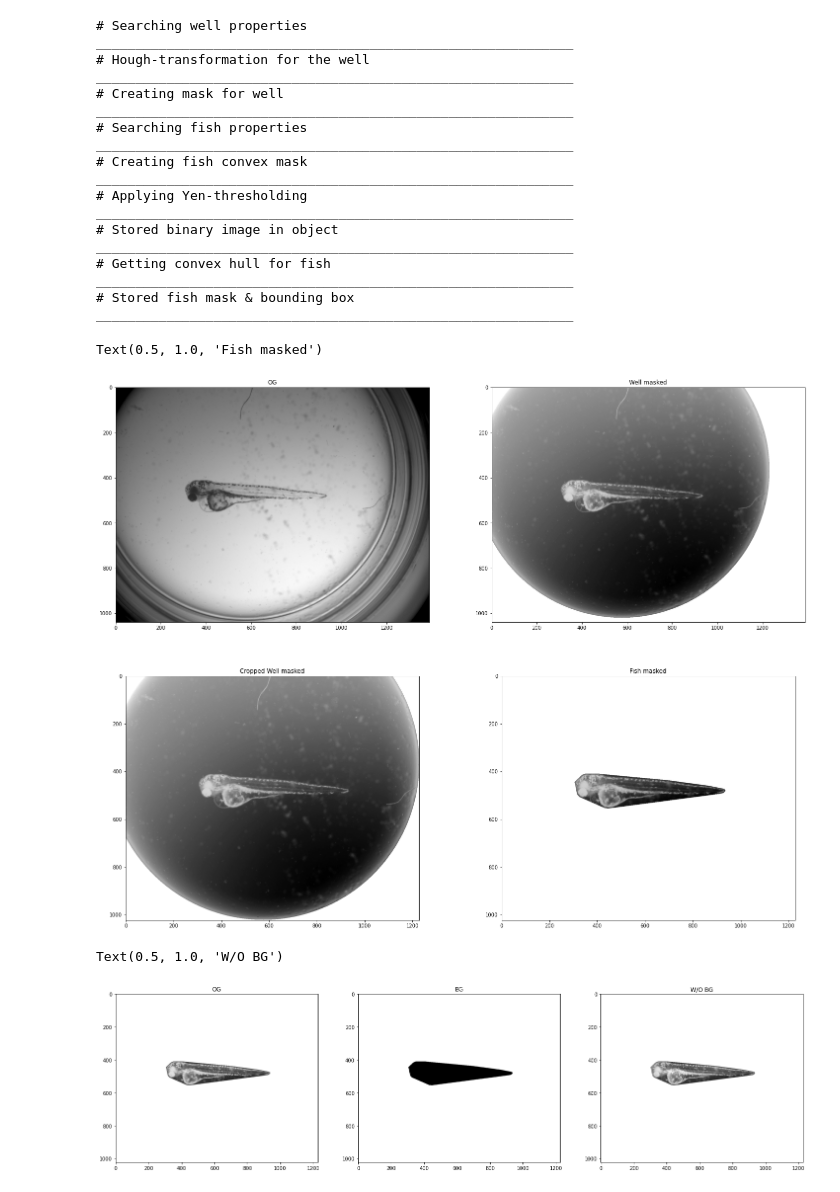
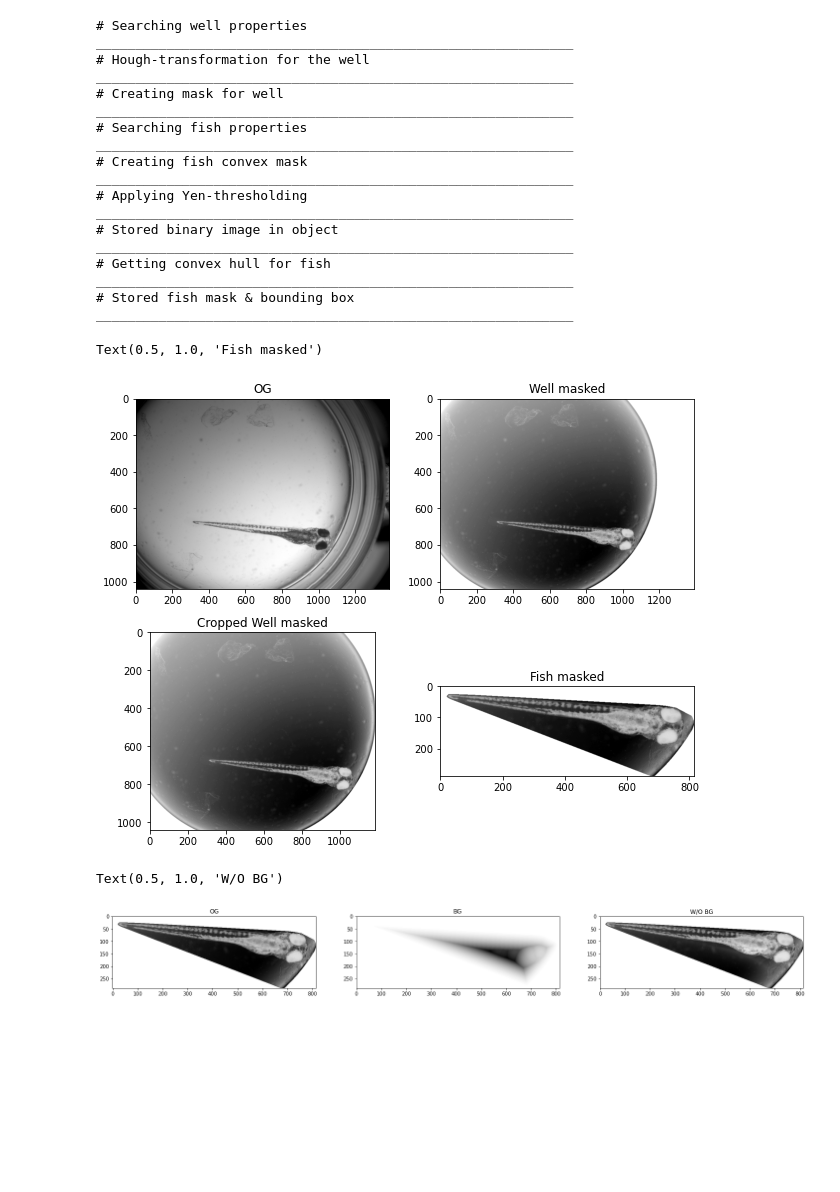
Before and after one commit to gimesia/zebrafisher, a Jupyter notebook: __jupyter__/refine_fish_mask.ipynb, the cells around one changed output. Cells and saved outputs as stored; diff of their text form; code cells hidden in the pictures; blank space fills up the shorter version.

```diff
--- a/__jupyter__/refine_fish_mask.ipynb
+++ b/__jupyter__/refine_fish_mask.ipynb
@@ -32,11 +12,11 @@ def refine_fish_convex_mask(input_img: InputImage) -> InputImage:
 from src.fish.find_fish_props import find_fish_props
 from src.well.find_well_props import find_well_props
 
-fishy = InputImage("zf3.jpg")
+fishy = InputImage("zf2.jpg")
 fishy = find_well_props(fishy)
 fishy = find_fish_props(fishy)
 
-fig, ax = plt.subplots(nrows=2, ncols=2, figsize=(25, 20))
+fig, ax = plt.subplots(nrows=2, ncols=2, figsize=(10, 8))
 ax = ax.ravel()
 
 ax[0].imshow(fishy.og, "binary")
@@ -45,7 +25,7 @@ ax[1].imshow(fishy.well_props.mask.masked, "binary")
 ax[1].set_title('Well masked')
 ax[2].imshow(fishy.well_props.mask.cropped_masked, "binary")
 ax[2].set_title('Cropped Well masked')
-ax[3].imshow(fishy.fish_props.mask.masked, "binary")
+ax[3].imshow(fishy.fish_props.mask.cropped_masked, "binary")
 ax[3].set_title('Fish masked')
 # %% [output]
 # Searching well properties
@@ -67,29 +47,30 @@ _____________________________________________________________
 # Stored fish mask & bounding box
 _____________________________________________________________
 Text(0.5, 1.0, 'Fish masked')
-[figure, old version]
+[figure, new version]
 # %%
 from src.filters import sharpen_img
 from skimage.restoration import rolling_ball
 from skimage.exposure import equalize_hist, equalize_adapthist
 
 fig, ax = plt.subplots(nrows=1, ncols=3, figsize=(25, 20))
 ax = ax.ravel()
 
-og = sharpen_img(fishy.fish_props.mask.masked)
-bg = rolling_ball(og)
-res = og - bg
+og = fishy.fish_props.mask.cropped_masked
+shp = sharpen_img(og)
+bg = rolling_ball(shp)
+res = shp - bg
 
-res = equalize_adapthist(res)
-og = equalize_adapthist(og)
+"""res = equalize_adapthist(res)
+og = equalize_adapthist(og)"""
 
-ax[0].imshow(og, "binary")
+ax[0].imshow(shp, "binary")
 ax[0].set_title('OG')
+ax[1].imshow(bg, "binary")
+ax[1].set_title('BG')
 ax[2].imshow(res, "binary")
-ax[1].imshow(yen_th(res), "binary")
-ax[1].set_title('BG')
 ax[2].set_title('W/O BG')
 # %% [output]
 Text(0.5, 1.0, 'W/O BG')
-[figure, old version]
+[figure, new version]
 # %%
```
Also changed, not shown: parts of 6 cells of this notebook, 8 other files.
